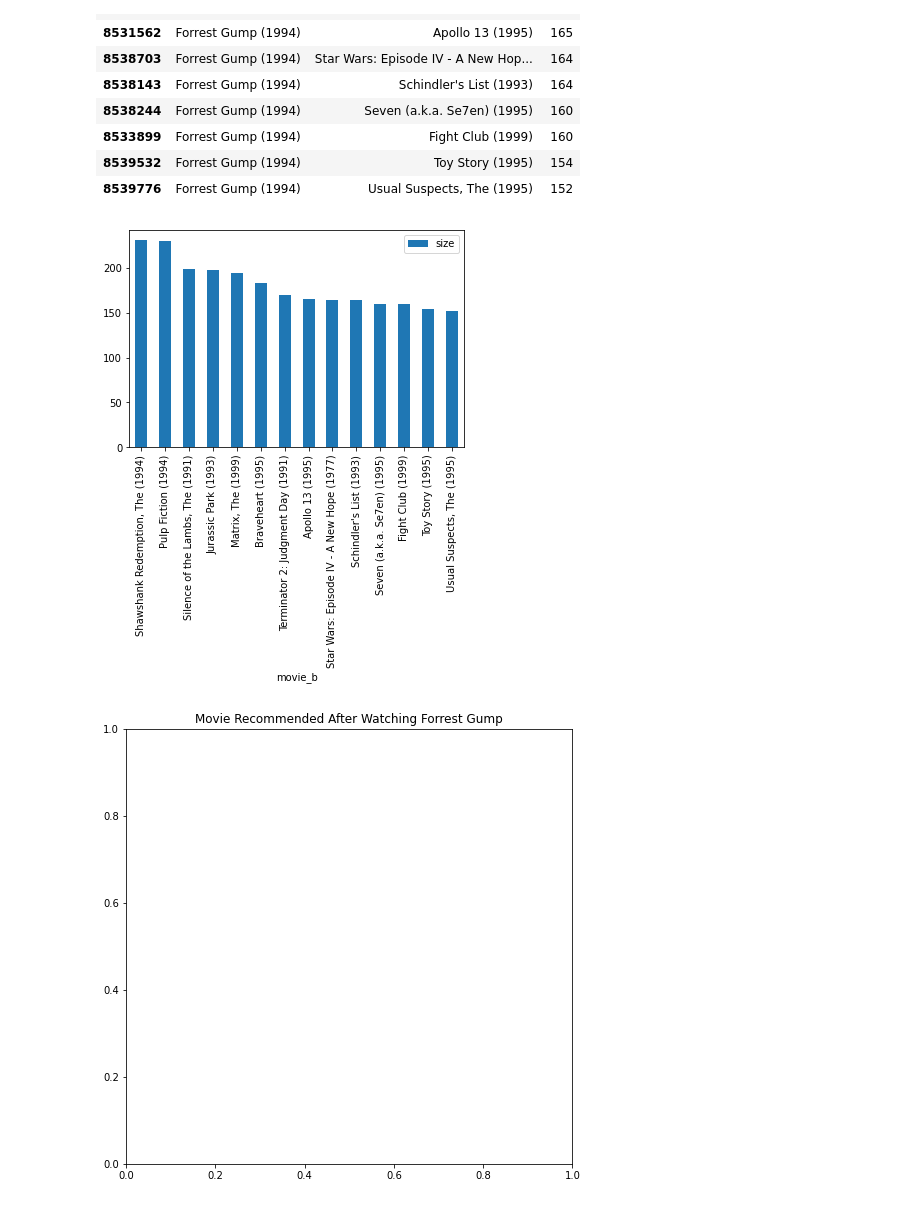
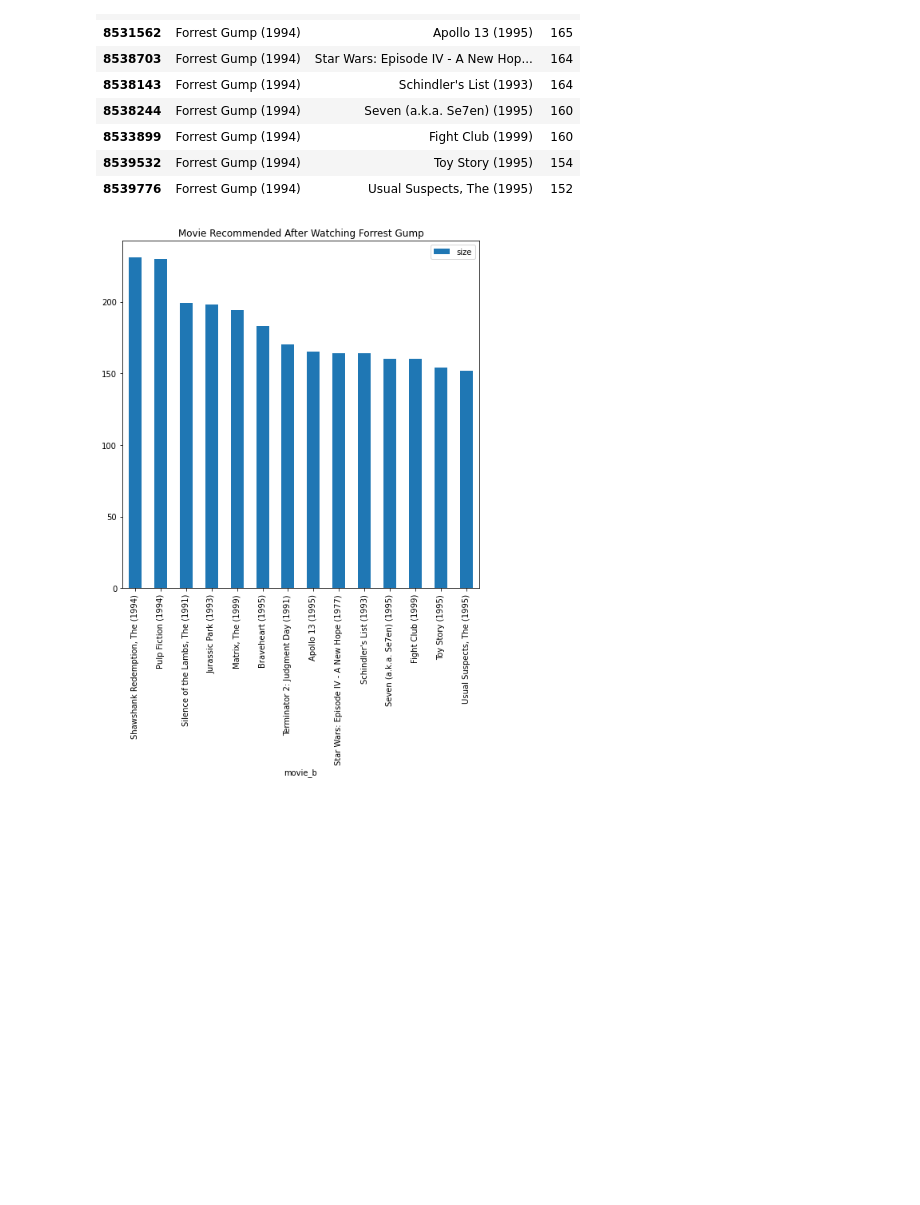
Before and after one commit to adambria1309/KurapikaZoldyck, a Jupyter notebook: Unlimited Chapter - Project/Building Recommendation Engine System.ipynb, the cells around one changed output. Drawn from its saved outputs; the diff is of its cells as text; code cells hidden in the pictures; blank space fills up the shorter version.

```diff
--- a/Unlimited Chapter - Project/Building Recommendation Engine System.ipynb
+++ b/Unlimited Chapter - Project/Building Recommendation Engine System.ipynb
@@ -226,10 +226,9 @@ __
 | 8539776 | Forrest Gump (1994) | Usual Suspects, The (1995) | 152 |
 # %%
 import matplotlib.pyplot as plt
-__.plot.bar(x='movie_b')
-plt.subplots(figsize=(8,8))
-plt.title('Movie Recommended After Watching Forrest Gump')
+__.plot.bar(x='movie_b',
+            title='Movie Recommended After Watching Forrest Gump',
+            figsize=(8,8))
 plt.show()
 # %% [output]
-[figure, old version]
+[figure, new version]
-[figure, removed]
```
